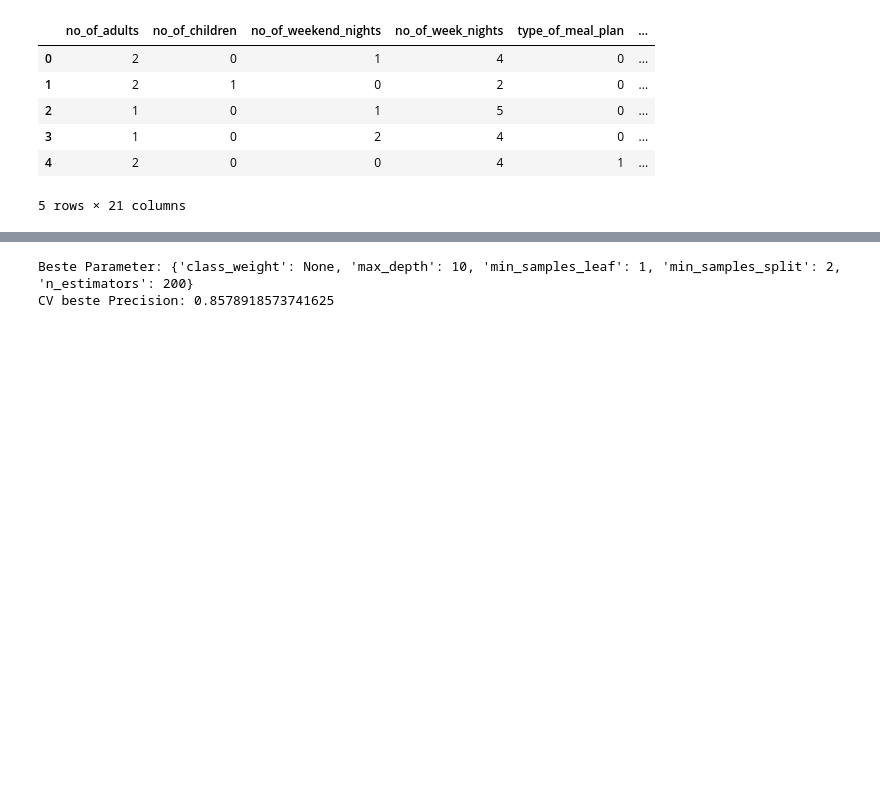
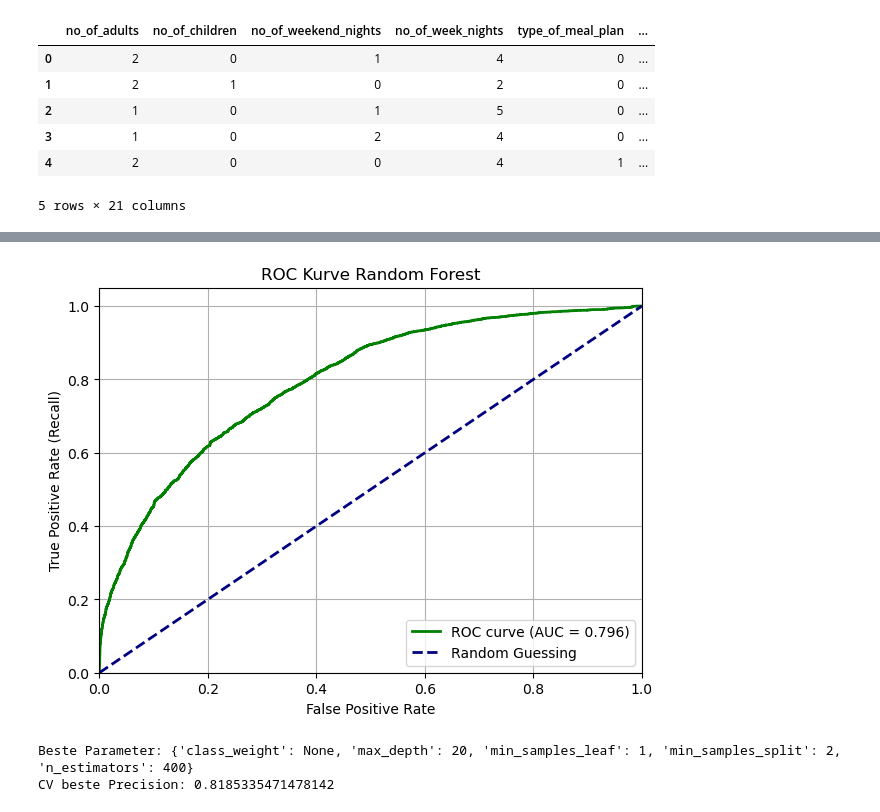
Before and after one commit to tommi-j/hausarbeit-ml, a Jupyter notebook: temp.ipynb, the cells around one changed output, grey strips where cells are left out. Drawn from its saved outputs; the diff is of its cells as text; code cells hidden in the pictures; blank space fills up the shorter version.

```diff
--- a/temp.ipynb
+++ b/temp.ipynb
@@ -440,3 +442,24 @@ ROC-AUC (train): 0.8611678129620057
+# %%
+import matplotlib.pyplot as plt
+from sklearn.metrics import roc_curve, auc
+
+# ROC-Kurve (basierend auf Cross-Val-Probas)
+fpr, tpr, thresholds = roc_curve(y_train, y_train_proba)
+roc_auc = auc(fpr, tpr)
+
+plt.figure(figsize=(7,5))
+plt.plot(fpr, tpr, color="green", lw=2, label="ROC curve (AUC = %0.3f)" % roc_auc)
+plt.plot([0, 1], [0, 1], color="navy", lw=2, linestyle="--", label="Random Guessing")
+plt.xlim([0.0, 1.0])
+plt.ylim([0.0, 1.05])
+plt.xlabel("False Positive Rate")
+plt.ylabel("True Positive Rate (Recall)")
+plt.title("ROC Kurve Random Forest")
+plt.legend(loc="lower right")
+plt.grid(True)
+plt.show()
+# %% [output]
+[figure, added]
 # %%
 from sklearn.model_selection import GridSearchCV
 
@@ -453,7 +476,7 @@ gridf_prec = GridSearchCV(
     estimator=forest_clf,
     param_grid=param_grid,
     cv=5,
-    scoring="precision",   # hier Fokus auf Precision
+    scoring="average_precision", #"precision",   # hier Fokus auf Precision
     n_jobs=-1,
     #verbose=2
 )
@@ -463,8 +486,8 @@ gridf_prec.fit(X_train, y_train)
 print("Beste Parameter:", gridf_prec.best_params_)
 print("CV beste Precision:", gridf_prec.best_score_)
 # %% [output]
-Beste Parameter: {'class_weight': None, 'max_depth': 10, 'min_samples_leaf': 1, 'min_samples_split': 2, 'n_estimators': 200}
-CV beste Precision: 0.8578918573741625
+Beste Parameter: {'class_weight': None, 'max_depth': 20, 'min_samples_leaf': 1, 'min_samples_split': 2, 'n_estimators': 400}
+CV beste Precision: 0.8185335471478142
 # %%
 forest_clf = RandomForestClassifier(
     n_estimators      = gridf_prec.best_params_.get("n_estimators"),
```
Also changed, not shown: parts of 23 cells of this notebook, 6 other files.
